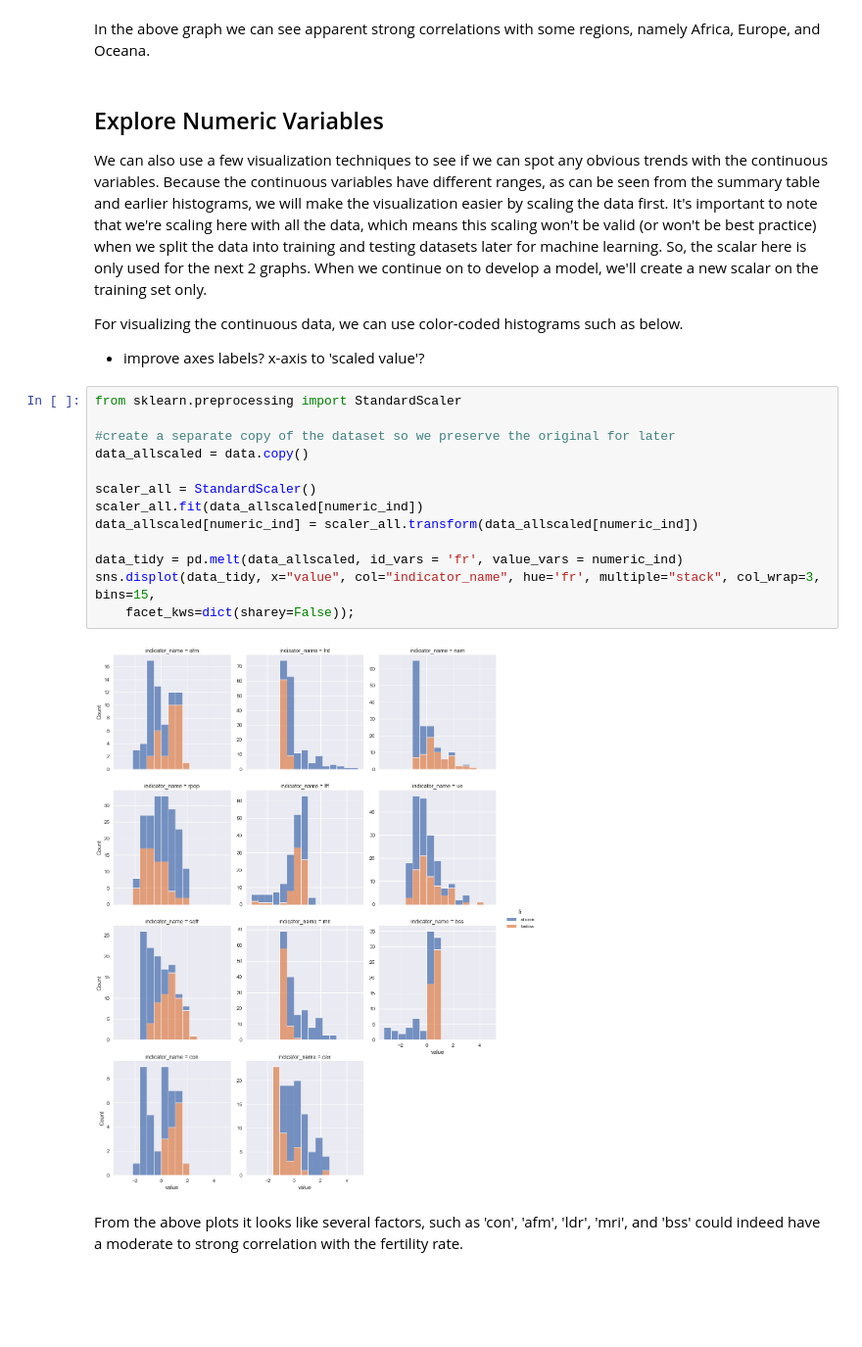
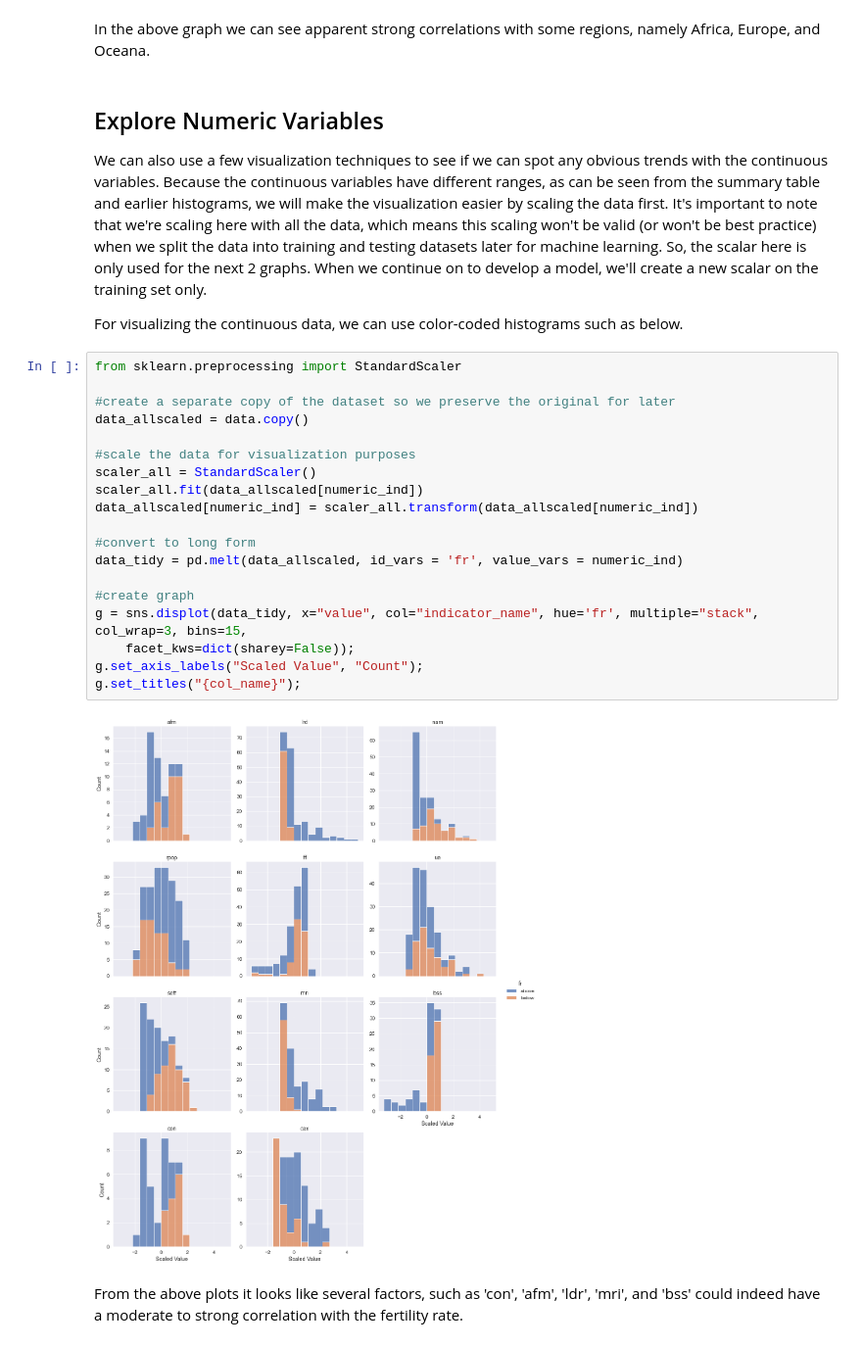
Before and after one commit to robhanusa/Fertility-Rates, a Jupyter notebook: Analysis.ipynb, the cells around one changed output. Shown at 98% size. Drawn from its saved outputs; the diff is of its cells as text; blank space fills up the shorter version.

Commit message:
Updated readme, did some small formatting improvements in Analysis.ipynb

```diff
--- a/Analysis.ipynb
+++ b/Analysis.ipynb
@@ -184,23 +184,27 @@ We can also use a few visualization techniques to see if we can spot any obvious
 Because the continuous variables have different ranges, as can be seen from the summary table and earlier histograms, we will make the visualization easier by scaling the data first. It's important to note that we're scaling here with all the data, which means this scaling won't be valid (or won't be best practice) when we split the data into training and testing datasets later for machine learning. So, the scalar here is only used for the next 2 graphs. When we continue on to develop a model, we'll create a new scalar on the training set only.
 
 For visualizing the continuous data, we can use color-coded histograms such as below.
-
-- improve axes labels? x-axis to 'scaled value'?
 # %%
 from sklearn.preprocessing import StandardScaler
 
 #create a separate copy of the dataset so we preserve the original for later
 data_allscaled = data.copy()
 
+#scale the data for visualization purposes
 scaler_all = StandardScaler()
 scaler_all.fit(data_allscaled[numeric_ind])
 data_allscaled[numeric_ind] = scaler_all.transform(data_allscaled[numeric_ind])
 
+#convert to long form
 data_tidy = pd.melt(data_allscaled, id_vars = 'fr', value_vars = numeric_ind)
-sns.displot(data_tidy, x="value", col="indicator_name", hue='fr', multiple="stack", col_wrap=3, bins=15,
+
+#create graph
+g = sns.displot(data_tidy, x="value", col="indicator_name", hue='fr', multiple="stack", col_wrap=3, bins=15,
     facet_kws=dict(sharey=False));
+g.set_axis_labels("Scaled Value", "Count");
+g.set_titles("{col_name}");
 # %% [output]
-[figure, old version]
+[figure, new version]
 # %% [markdown]
 From the above plots it looks like several factors, such as 'con', 'afm', 'ldr', 'mri', and 'bss' could indeed have a moderate to strong correlation with the fertility rate.
 # %% [markdown]
```
Also changed, not shown: parts of 5 cells of this notebook, 1 other file.
